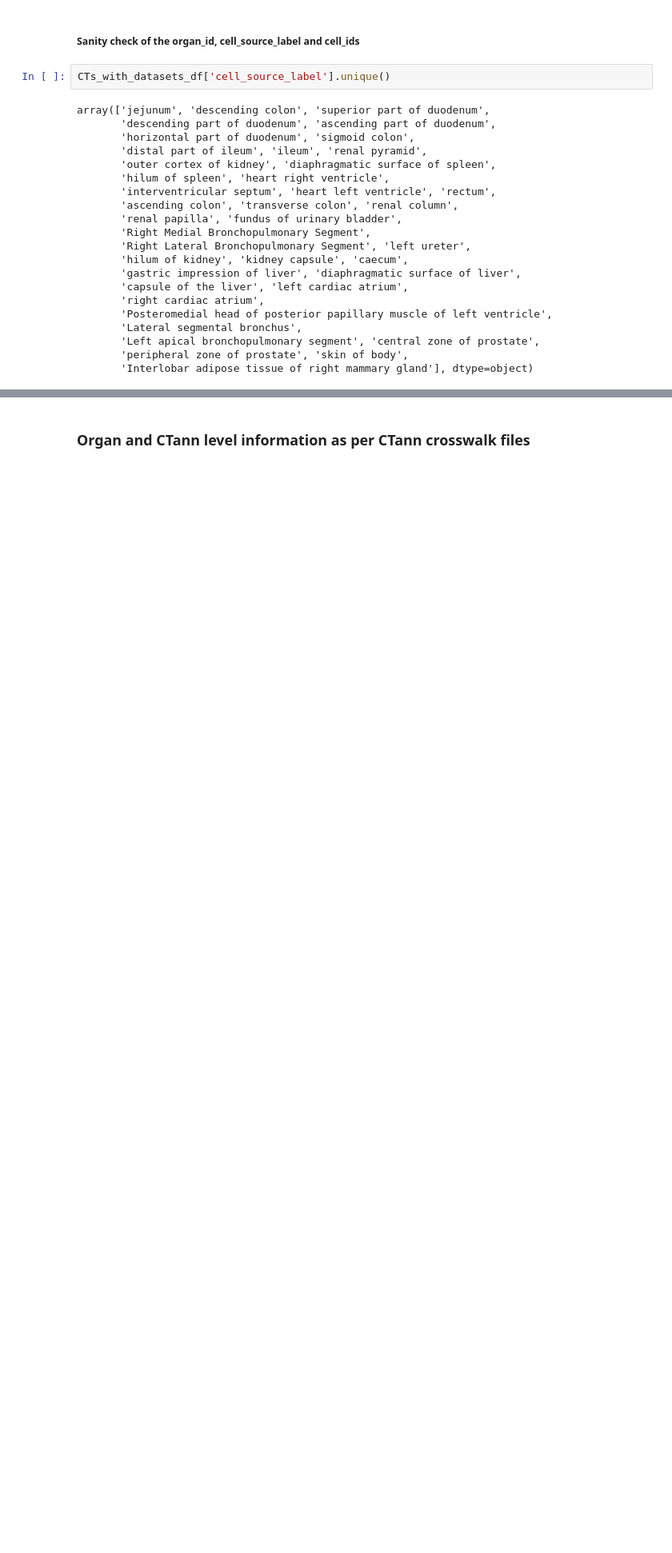
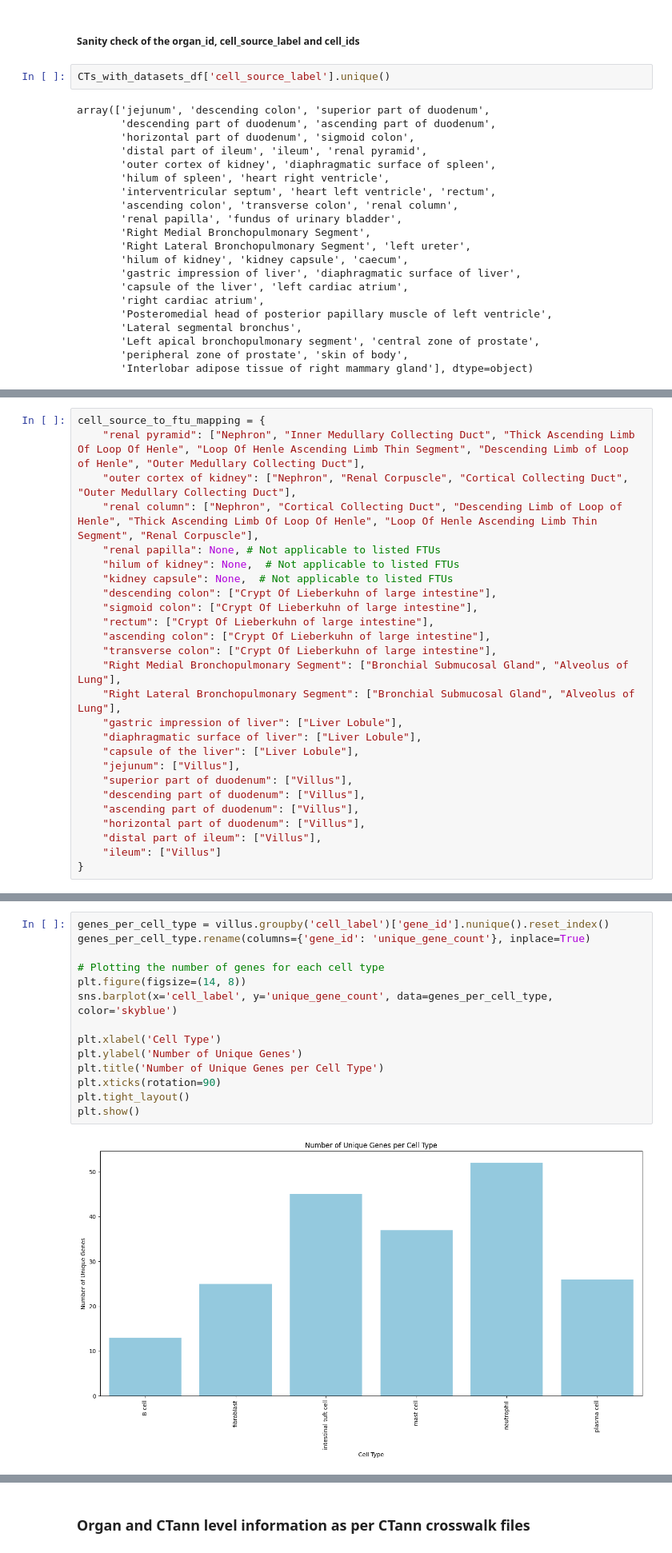
Before and after one commit to cns-iu/hra-ftu-explorer-supporting-information, a Jupyter notebook: FTU-workflow.ipynb, the cells around one changed output, grey strips where cells are left out. Shown: that part at 80% size. Drawn from its saved outputs; the diff is of its cells as text; blank space fills up the shorter version.

```diff
--- a/FTU-workflow.ipynb
+++ b/FTU-workflow.ipynb
@@ -1194,0 +1256,26 @@ filtered_v1_enriched_v2_df_rearranged.to_csv(output_path, index=False)
+# %%
+cell_source_to_ftu_mapping = {
+    "renal pyramid": ["Nephron", "Inner Medullary Collecting Duct", "Thick Ascending Limb Of Loop Of Henle", "Loop Of Henle Ascending Limb Thin Segment", "Descending Limb of Loop of Henle", "Outer Medullary Collecting Duct"],
+    "outer cortex of kidney": ["Nephron", "Renal Corpuscle", "Cortical Collecting Duct", "Outer Medullary Collecting Duct"],
+    "renal column": ["Nephron", "Cortical Collecting Duct", "Descending Limb of Loop of Henle", "Thick Ascending Limb Of Loop Of Henle", "Loop Of Henle Ascending Limb Thin Segment", "Renal Corpuscle"],
+    "renal papilla": None, # Not applicable to listed FTUs
+    "hilum of kidney": None,  # Not applicable to listed FTUs
+    "kidney capsule": None,  # Not applicable to listed FTUs
+    "descending colon": ["Crypt Of Lieberkuhn of large intestine"],
+    "sigmoid colon": ["Crypt Of Lieberkuhn of large intestine"],
+    "rectum": ["Crypt Of Lieberkuhn of large intestine"],
+    "ascending colon": ["Crypt Of Lieberkuhn of large intestine"],
+    "transverse colon": ["Crypt Of Lieberkuhn of large intestine"],
+    "Right Medial Bronchopulmonary Segment": ["Bronchial Submucosal Gland", "Alveolus of Lung"],
+    "Right Lateral Bronchopulmonary Segment": ["Bronchial Submucosal Gland", "Alveolus of Lung"],
+    "gastric impression of liver": ["Liver Lobule"],
+    "diaphragmatic surface of liver": ["Liver Lobule"],
+    "capsule of the liver": ["Liver Lobule"],
+    "jejunum": ["Villus"],
+    "superior part of duodenum": ["Villus"],
+    "descending part of duodenum": ["Villus"],
+    "ascending part of duodenum": ["Villus"],
+    "horizontal part of duodenum": ["Villus"],
+    "distal part of ileum": ["Villus"],
+    "ileum": ["Villus"]
+}
@@ -1194,0 +1317,16 @@ filtered_v1_enriched_v2_df_rearranged.to_csv(output_path, index=False)
+# %%
+genes_per_cell_type = villus.groupby('cell_label')['gene_id'].nunique().reset_index()
+genes_per_cell_type.rename(columns={'gene_id': 'unique_gene_count'}, inplace=True)
+
+# Plotting the number of genes for each cell type
+plt.figure(figsize=(14, 8))
+sns.barplot(x='cell_label', y='unique_gene_count', data=genes_per_cell_type, color='skyblue')
+
+plt.xlabel('Cell Type')
+plt.ylabel('Number of Unique Genes')
+plt.title('Number of Unique Genes per Cell Type')
+plt.xticks(rotation=90)
+plt.tight_layout()
+plt.show()
+# %% [output]
+[figure, added]
```
Also changed, not shown: parts of 153 cells of this notebook, 15 other files.
